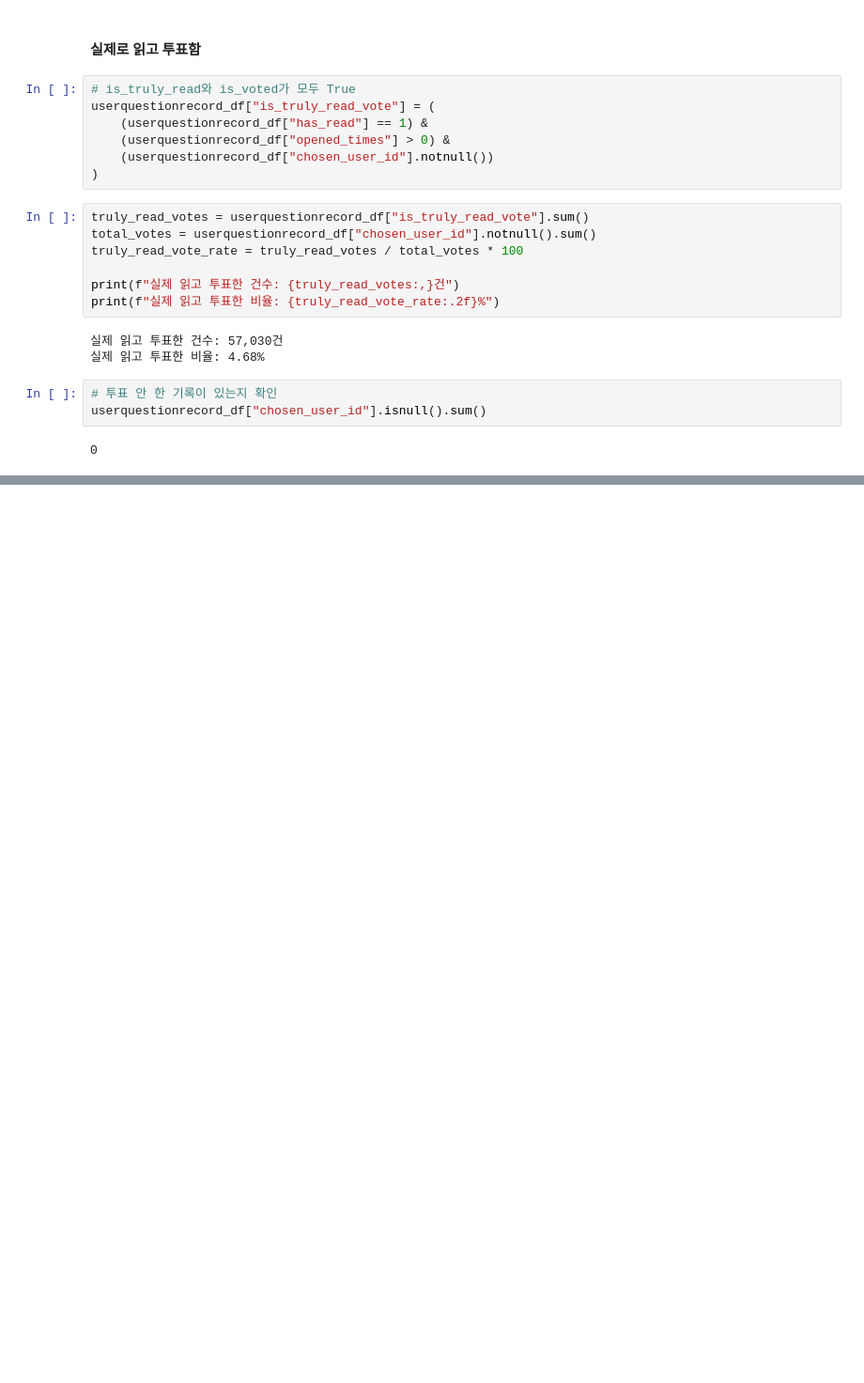
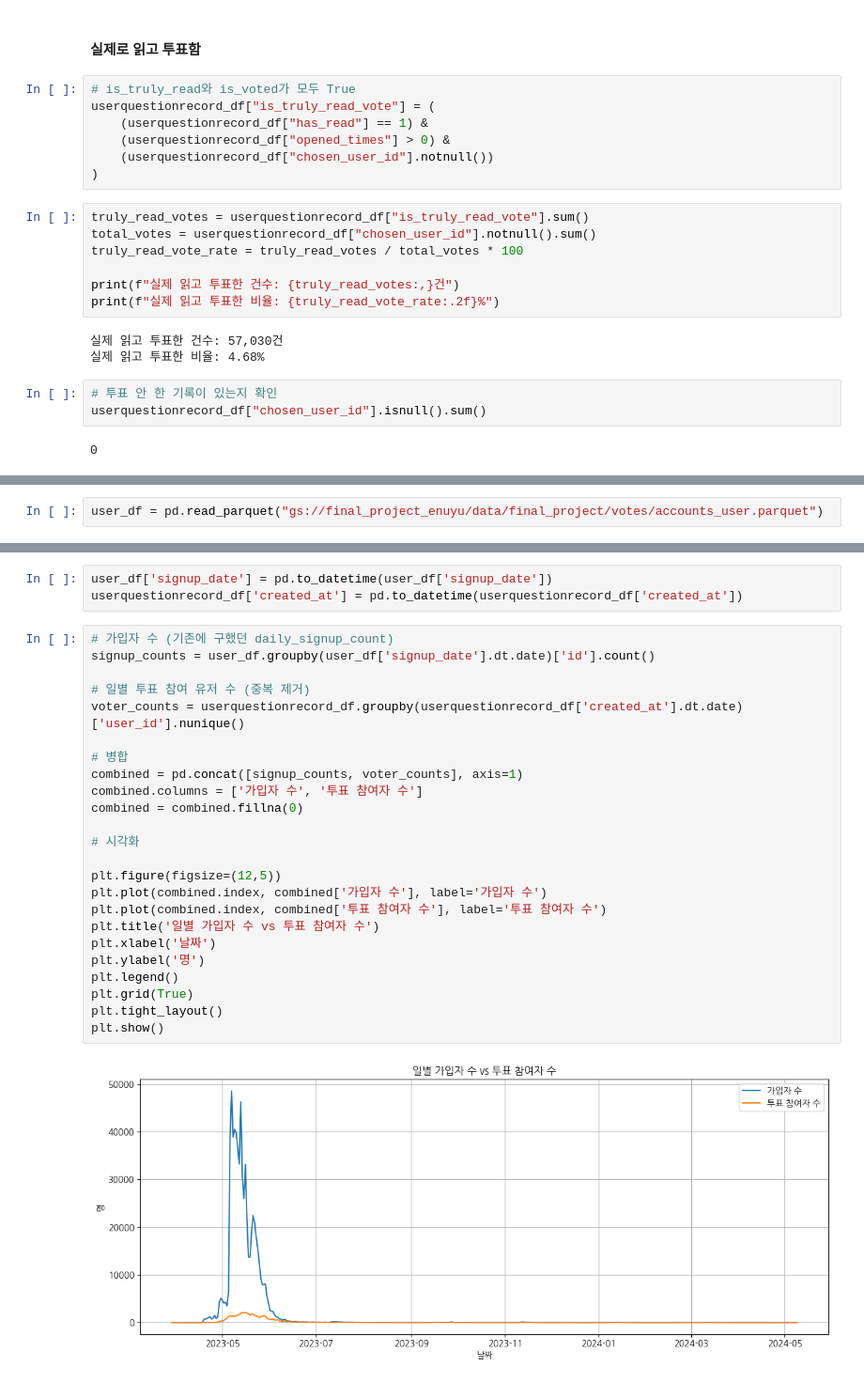
Before and after one commit to saeraniren/advanced_project, a Jupyter notebook: 고급_accounts_userquestionrecord_투표기록.ipynb, the cells around one changed output, grey strips where cells are left out. Shown at 94% size. Drawn from its saved outputs; the diff is of its cells as text; blank space fills up the shorter version.

```diff
--- a/고급_accounts_userquestionrecord_투표기록.ipynb
+++ b/고급_accounts_userquestionrecord_투표기록.ipynb
@@ -518,0 +602,2 @@ userquestionrecord_df["chosen_user_id"].isnull().sum()
+# %%
+user_df = pd.read_parquet("gs://final_project_enuyu/data/final_project/votes/accounts_user.parquet")
@@ -518,0 +738,29 @@ userquestionrecord_df["chosen_user_id"].isnull().sum()
+# %%
+user_df['signup_date'] = pd.to_datetime(user_df['signup_date'])
+userquestionrecord_df['created_at'] = pd.to_datetime(userquestionrecord_df['created_at'])
+# %%
+# 가입자 수 (기존에 구했던 daily_signup_count)
+signup_counts = user_df.groupby(user_df['signup_date'].dt.date)['id'].count()
+
+# 일별 투표 참여 유저 수 (중복 제거)
+voter_counts = userquestionrecord_df.groupby(userquestionrecord_df['created_at'].dt.date)['user_id'].nunique()
+
+# 병합
+combined = pd.concat([signup_counts, voter_counts], axis=1)
+combined.columns = ['가입자 수', '투표 참여자 수']
+combined = combined.fillna(0)
+
+# 시각화
+
+plt.figure(figsize=(12,5))
+plt.plot(combined.index, combined['가입자 수'], label='가입자 수')
+plt.plot(combined.index, combined['투표 참여자 수'], label='투표 참여자 수')
+plt.title('일별 가입자 수 vs 투표 참여자 수')
+plt.xlabel('날짜')
+plt.ylabel('명')
+plt.legend()
+plt.grid(True)
+plt.tight_layout()
+plt.show()
+# %% [output]
+[figure, added]
```
Also changed, not shown: parts of 29 cells of this notebook, 10 other files.
